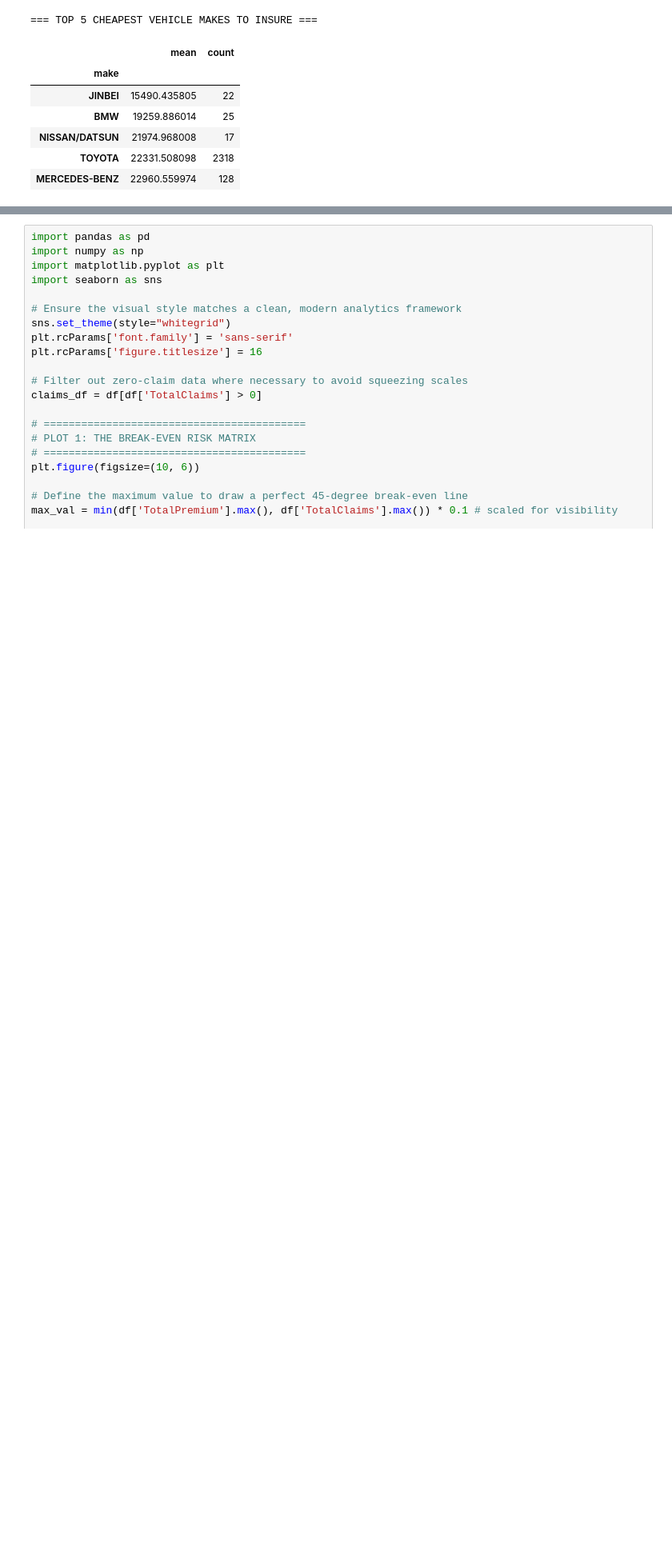
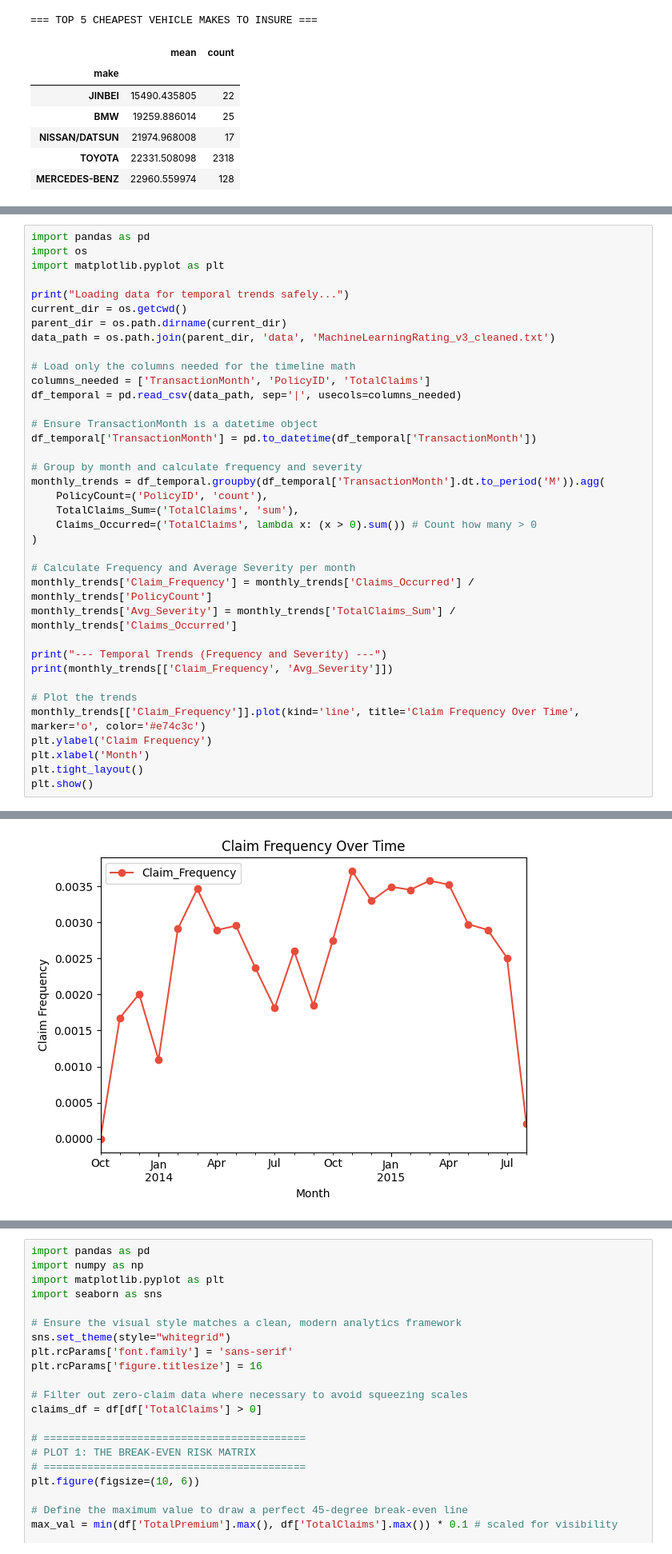
Before and after one commit to KetimTesfaye/insurance-risk-analytics, a Jupyter notebook: notebooks/01_eda.ipynb, the cells around one changed output, grey strips where cells are left out. Shown at 80% size. Saved outputs shown, nothing was run; the diff lists cells and outputs as text; blank space fills up the shorter version.

```diff
--- a/notebooks/01_eda.ipynb
+++ b/notebooks/01_eda.ipynb
@@ -331,0 +432,38 @@ display(lowest_risk)
+# %%
+import pandas as pd
+import os
+import matplotlib.pyplot as plt
+
+print("Loading data for temporal trends safely...")
+current_dir = os.getcwd()
+parent_dir = os.path.dirname(current_dir)
+data_path = os.path.join(parent_dir, 'data', 'MachineLearningRating_v3_cleaned.txt')
+
+# Load only the columns needed for the timeline math
+columns_needed = ['TransactionMonth', 'PolicyID', 'TotalClaims']
+df_temporal = pd.read_csv(data_path, sep='|', usecols=columns_needed)
+
+# Ensure TransactionMonth is a datetime object
+df_temporal['TransactionMonth'] = pd.to_datetime(df_temporal['TransactionMonth'])
+
+# Group by month and calculate frequency and severity
+monthly_trends = df_temporal.groupby(df_temporal['TransactionMonth'].dt.to_period('M')).agg(
+    PolicyCount=('PolicyID', 'count'),
+    TotalClaims_Sum=('TotalClaims', 'sum'),
+    Claims_Occurred=('TotalClaims', lambda x: (x > 0).sum()) # Count how many > 0
+)
+
+# Calculate Frequency and Average Severity per month
+monthly_trends['Claim_Frequency'] = monthly_trends['Claims_Occurred'] / monthly_trends['PolicyCount']
+monthly_trends['Avg_Severity'] = monthly_trends['TotalClaims_Sum'] / monthly_trends['Claims_Occurred']
+
+print("--- Temporal Trends (Frequency and Severity) ---")
+print(monthly_trends[['Claim_Frequency', 'Avg_Severity']])
+
+# Plot the trends
+monthly_trends[['Claim_Frequency']].plot(kind='line', title='Claim Frequency Over Time', marker='o', color='#e74c3c')
+plt.ylabel('Claim Frequency')
+plt.xlabel('Month')
+plt.tight_layout()
+plt.show()
+# %% [output]
@@ -331,0 +487 @@ display(lowest_risk)
+[figure, added]
```
Also changed, not shown: parts of 4 cells of this notebook, 4 other files.
